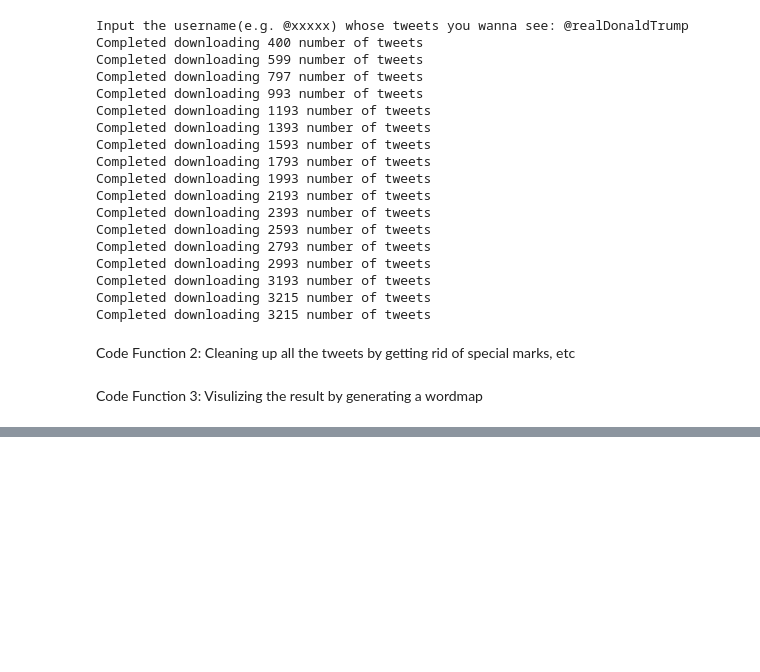
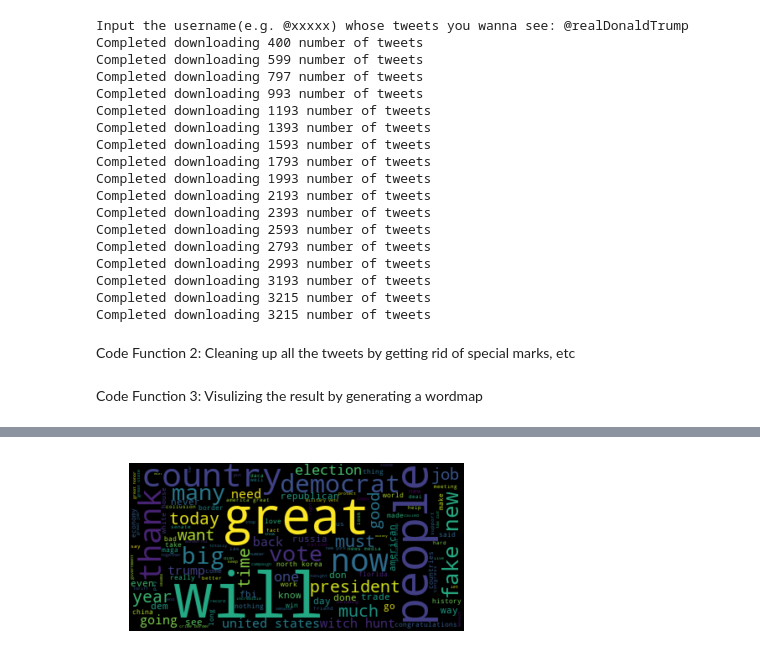
Before and after one commit to ariel7663/23333, a Jupyter notebook: Final.ipynb, the cells around one changed output, grey strips where cells are left out. Saved outputs shown, nothing was run; the diff lists cells and outputs as text; code cells hidden in the pictures; blank space fills up the shorter version.

```diff
--- a/Final.ipynb
+++ b/Final.ipynb
@@ -276 +258,6 @@ def show_image(text,choice):
+# %%
+### Cells below are all examples
+show_image(content,"1")
+# %% [output]
+[figure, added]
 # %%
```
Also changed, not shown: parts of 11 cells of this notebook.
